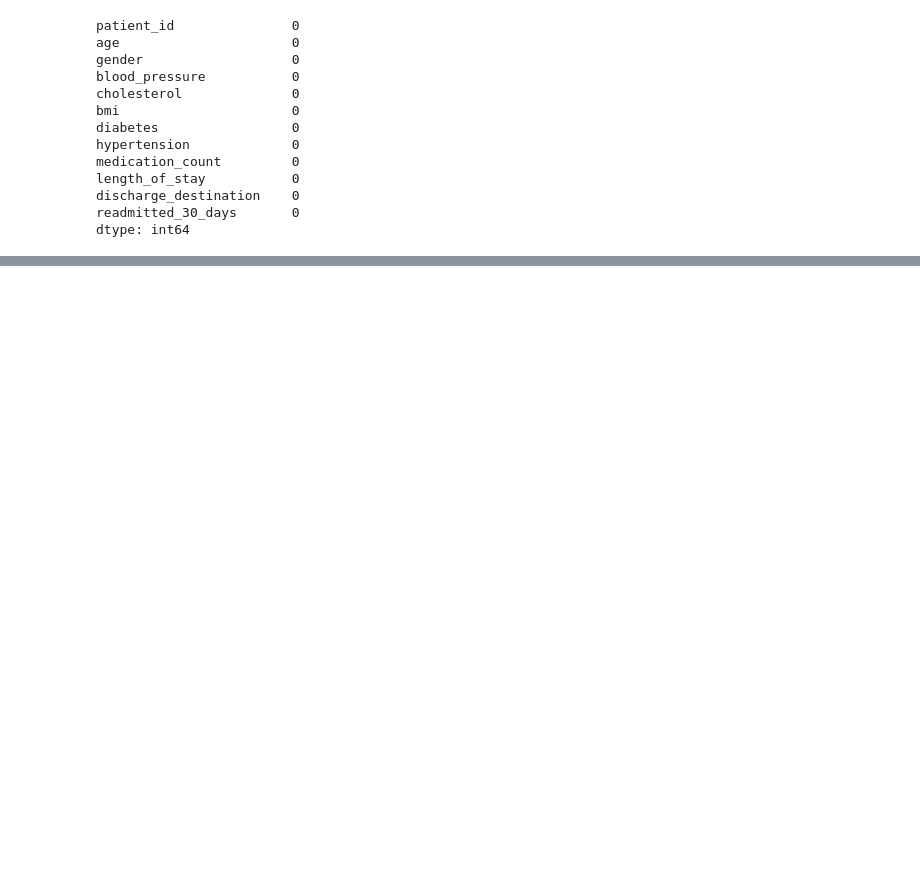
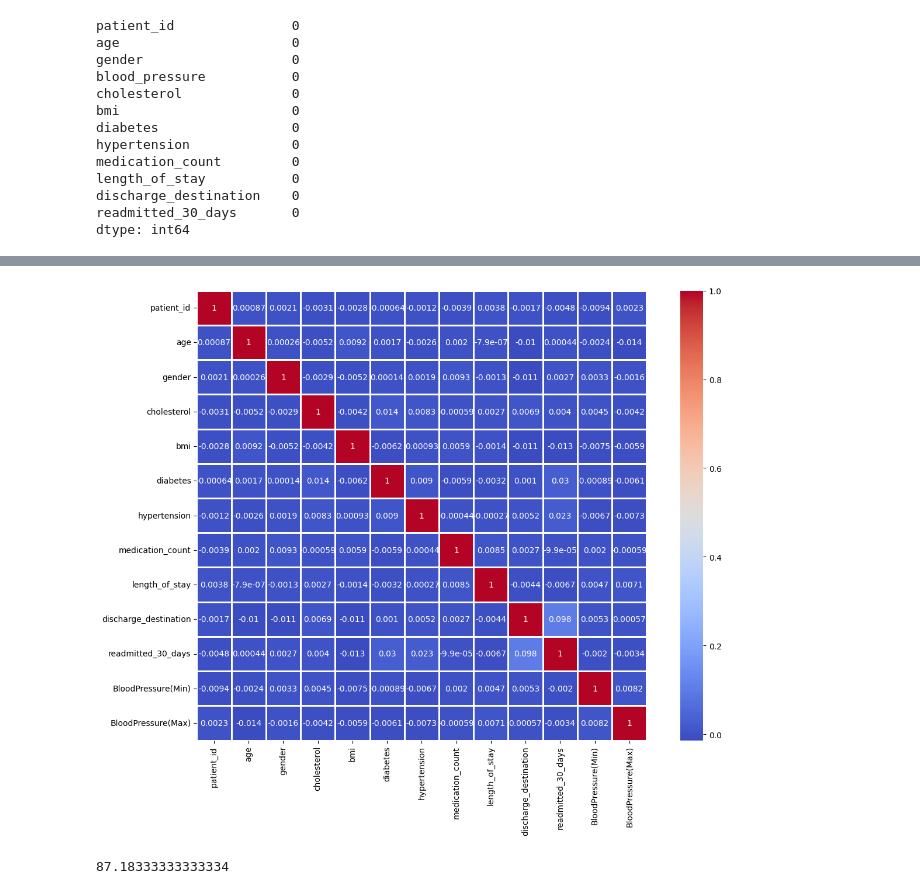
Before and after one commit to NathanPimenta/Synthea-Based-Hospital-Dashboard, a Jupyter notebook: model1.ipynb, the cells around one changed output, grey strips where cells are left out. Saved outputs shown, nothing was run; the diff lists cells and outputs as text; code cells hidden in the pictures; blank space fills up the shorter version.

Commit message:
Initial model added

```diff
--- a/model1.ipynb
+++ b/model1.ipynb
@@ -67,4 +69,13 @@ discharge_destination    0
 readmitted_30_days       0
 dtype: int64
 # %%
+le = LabelEncoder()
+
+data['gender'] = le.fit_transform(data['gender'])
+data['diabetes'] = le.fit_transform(data['diabetes'])
+data['hypertension'] = le.fit_transform(data['hypertension'])
+data['discharge_destination'] = le.fit_transform(data['discharge_destination'])
+data['readmitted_30_days'] = le.fit_transform(data['readmitted_30_days'])
+
+data
 # %% [output]
@@ -71,0 +95,18 @@ ValueError: could not convert string to float: 'Other'
+# %%
+"""Converting BP class into Min and Max recorded BP """
+
+data['BloodPressure(Min)'] = data['blood_pressure'].apply(
+
+    lambda x:
+        int(x.split('/')[1])
+)
+
+data['BloodPressure(Max)'] = data['blood_pressure'].apply(
+
+    lambda x:
+        int(x.split('/')[0])
+)
+data.drop(columns=['blood_pressure'], inplace=True, axis=0)
+data['bmi'] = data['bmi'].astype(int)
+
+data
@@ -71,0 +127,22 @@ ValueError: could not convert string to float: 'Other'
+# %%
+correlate = data.corr()
+plt.figure(figsize=(15, 10))
+sns.heatmap(data=correlate, cmap='coolwarm', annot=True, square=True, linewidths=1)
+plt.show()
+# %% [output]
+[figure, added]
+# %%
+""" Initial Model using Logistic Regression """
+
+X = data.drop(columns=['readmitted_30_days'])
+y = data['readmitted_30_days']
+
+X_train, X_test, y_train, y_test = train_test_split(X, y, random_state=42, shuffle=True, test_size=0.2)
+model = LogisticRegression()
+model.fit(X_train, y_train)
+
+y_pred = model.predict(X_test)
+acc = accuracy_score(y_test, y_pred)
+print(acc * 100)
+# %% [output]
+87.18333333333334
```
Also changed, not shown: parts of 7 cells of this notebook.
